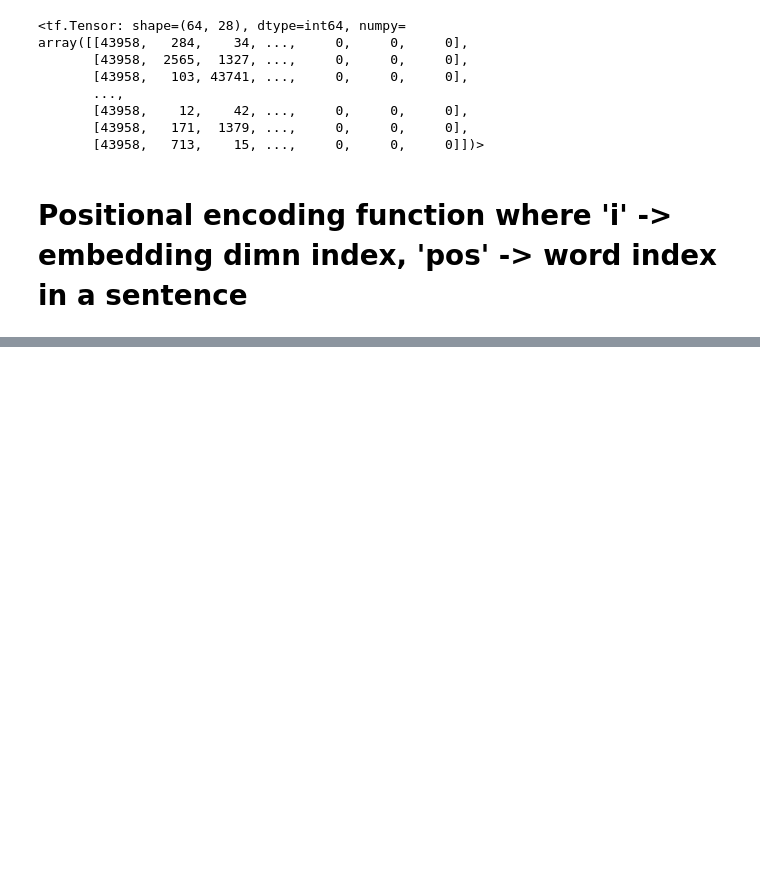
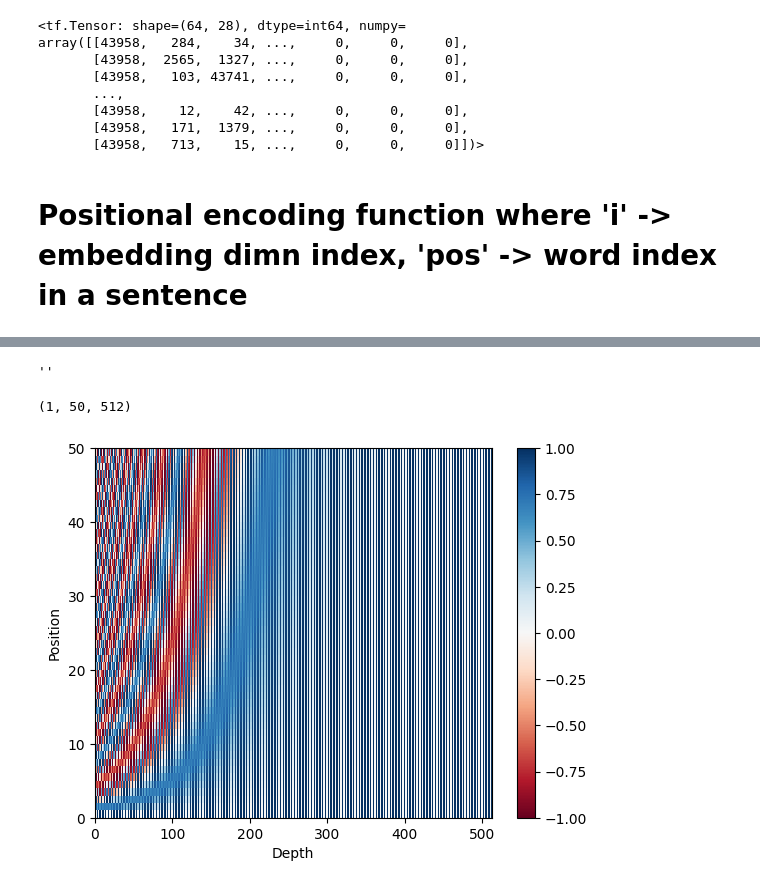
Before and after one commit to amankumawat-567/ChatBOT, a Jupyter notebook: ChatBot.ipynb, the cells around one changed output, grey strips where cells are left out. Drawn from its saved outputs; the diff is of its cells as text; code cells hidden in the pictures; blank space fills up the shorter version.

Commit message:
Positional Encoding and masking

```diff
--- a/ChatBot.ipynb
+++ b/ChatBot.ipynb
@@ -319,0 +318,44 @@ display(HTML(html_code))
+# %%
+output.stdout
+# %% [output]
+''
+# %%
+import matplotlib.pyplot as plt
+# Positional encoding
+
+
+def get_angles(pos, i, d_model):
+    angle_rates = 1 / np.power(10000, (2 * (i//2)) / np.float32(d_model))
+    return pos * angle_rates
+
+
+
+def positional_encoding(position, d_model):
+    angle_rads = get_angles(np.arange(position)[:, np.newaxis],
+                          np.arange(d_model)[np.newaxis, :],
+                          d_model)
+
+    # apply sin to even indices in the array; 2i
+    angle_rads[:, 0::2] = np.sin(angle_rads[:, 0::2])
+
+    # apply cos to odd indices in the array; 2i+1
+    angle_rads[:, 1::2] = np.cos(angle_rads[:, 1::2])
+
+    pos_encoding = angle_rads[np.newaxis,:]
+
+    return tf.cast(pos_encoding, dtype=tf.float32)
+
+
+
+pos_encoding = positional_encoding(50, 512)
+print (pos_encoding.shape)
+
+plt.pcolormesh(pos_encoding[0], cmap='RdBu')
+plt.xlabel('Depth')
+plt.xlim((0, 512))
+plt.ylabel('Position')
+plt.colorbar()
+plt.show()
+# %% [output]
+(1, 50, 512)
+[figure, added]
```
Also changed, not shown: parts of 5 cells of this notebook.
